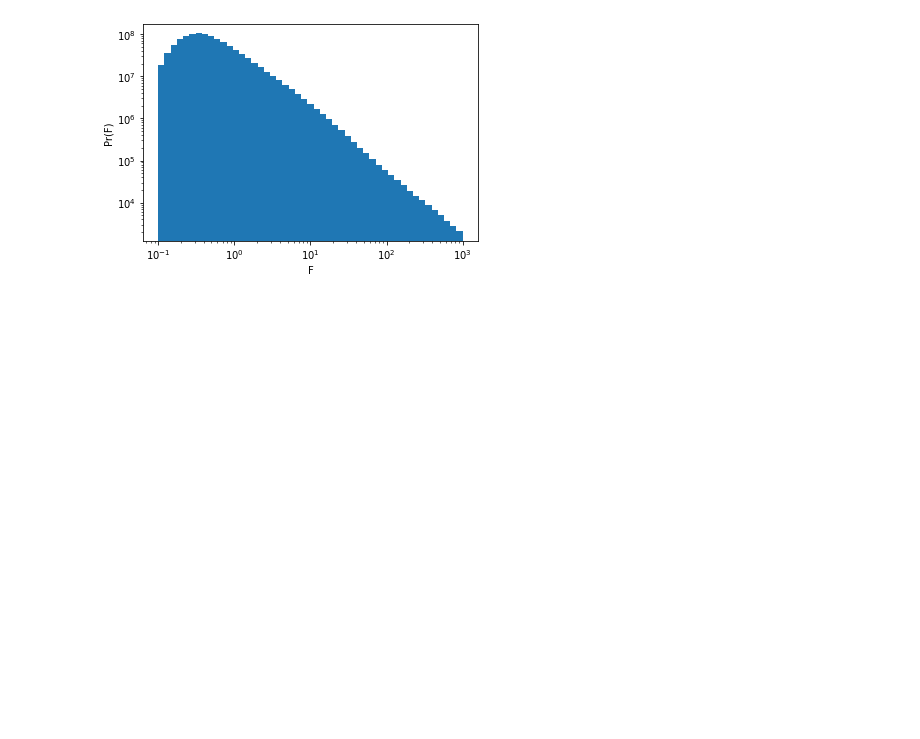
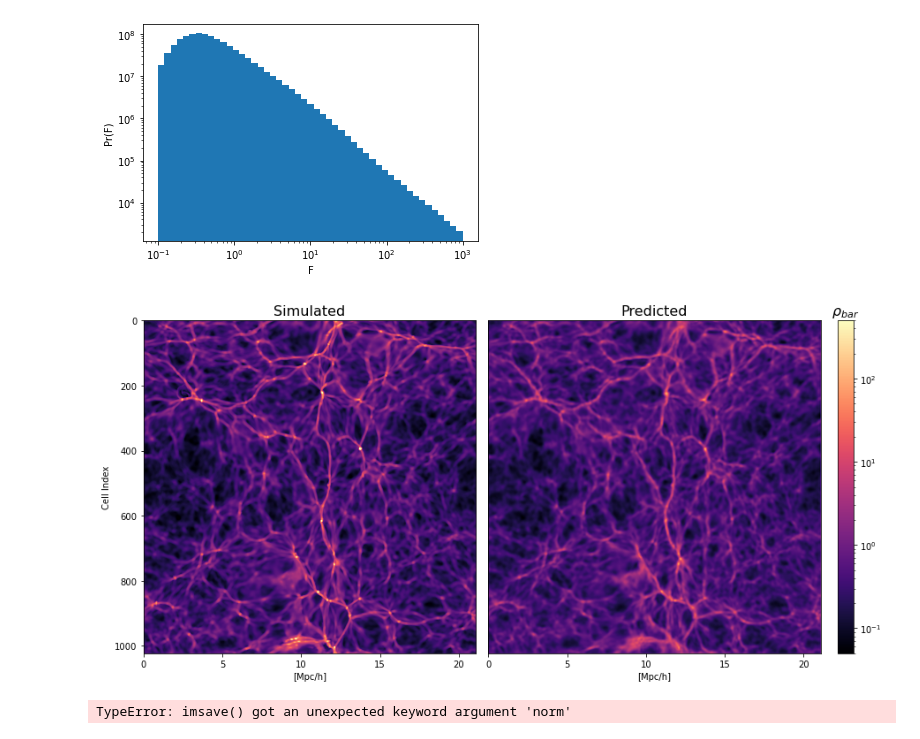
Before and after one commit to c-jacobus/Hydro-ML, a Jupyter notebook: Notebook.ipynb, the cells around one changed output. Cells and saved outputs as stored; diff of their text form; code cells hidden in the pictures; blank space fills up the shorter version.

```diff
--- a/Notebook.ipynb
+++ b/Notebook.ipynb
@@ -111,3 +422,57 @@ ax.set_xscale('log')
 fig.show()
 # %% [output]
 [figure]
+# %%
+size = 21.09375
+shape = 1024
+x_label_list = ['0', '5', '10', '15', '20']
+
+fig = plt.figure(figsize=(12, 6))
+gs = gridspec.GridSpec(1, 3, width_ratios=[1,1,0.04], height_ratios=[1])
+
+#  Varying density along a streamline
+ax0 = fig.add_subplot(gs[0, 0])
+ax0.imshow(raw_rho, cmap=cm.magma, norm=LogNorm(vmin=0.05, vmax=500))
+ax0.set_title('Simulated', fontsize=16)
+ax0.set_xticks([0, 5/size*shape,10/size*shape,15/size*shape,20/size*shape])
+ax0.set_xticklabels(x_label_list)
+ax0.set_xlabel('[Mpc/h]')
+ax0.set_ylabel('Cell Index')
+ax0.set_box_aspect(1)
+
+# Varying color along a streamline
+ax1 = fig.add_subplot(gs[0, 1])
+im = ax1.imshow(pred_rho, cmap=cm.magma, norm=LogNorm(vmin=0.05, vmax=500))
+ax1.set_box_aspect(1)
+ax1.set_title('Predicted', fontsize=16)
+ax1.set_xticks([0, 5/size*shape,10/size*shape,15/size*shape,20/size*shape])
+ax1.set_xticklabels(x_label_list)
+ax1.set_xlabel('[Mpc/h]')
+ax1.tick_params(
+    axis='y',          # changes apply to the x-axis
+    which='both',      # both major and minor ticks are affected
+    left=False,      # ticks along the bottom edge are off
+    right=False,         # ticks along the top edge are off
+    labelleft=False) # labels along the bottom edge are off
+
+axins = inset_axes(ax1,
+                   width="5%",  # width = 5% of parent_bbox width
+                   height="100%",  # height : 50%
+                   loc='lower left',
+                   bbox_to_anchor=(1.05, 0., 1, 1),
+                   bbox_transform=ax1.transAxes,
+                   borderpad=0,
+                   )
+
+cbar1 = plt.colorbar(im, cax=axins)
+axins.set_title(r'$\rho_{bar}$',fontsize=16)
+
+
+plt.tight_layout()
+plt.show()
+# %% [output]
+[figure, added]
+# %%
+plt.imsave('sharp_rho.png', raw_rho[0:512, 265:512+256], cmap=cm.magma, norm=LogNorm(vmin=0.05, vmax=500))
+# %% [output]
+TypeError: imsave() got an unexpected keyword argument 'norm'
```
Also changed, not shown: parts of 15 cells of this notebook, 14 other files.
